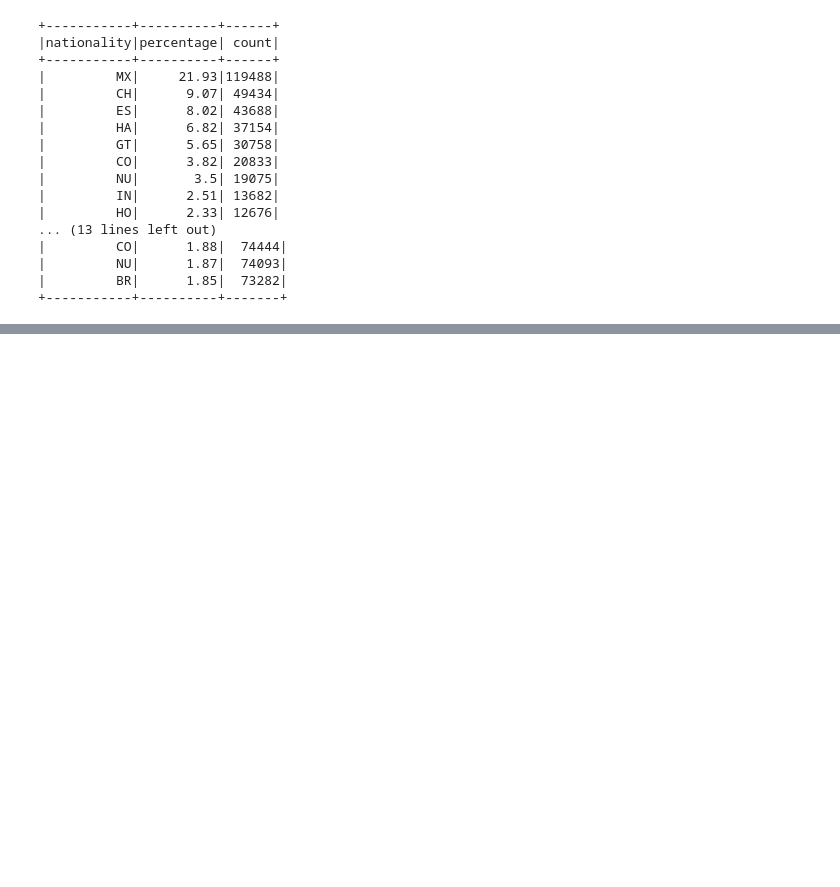
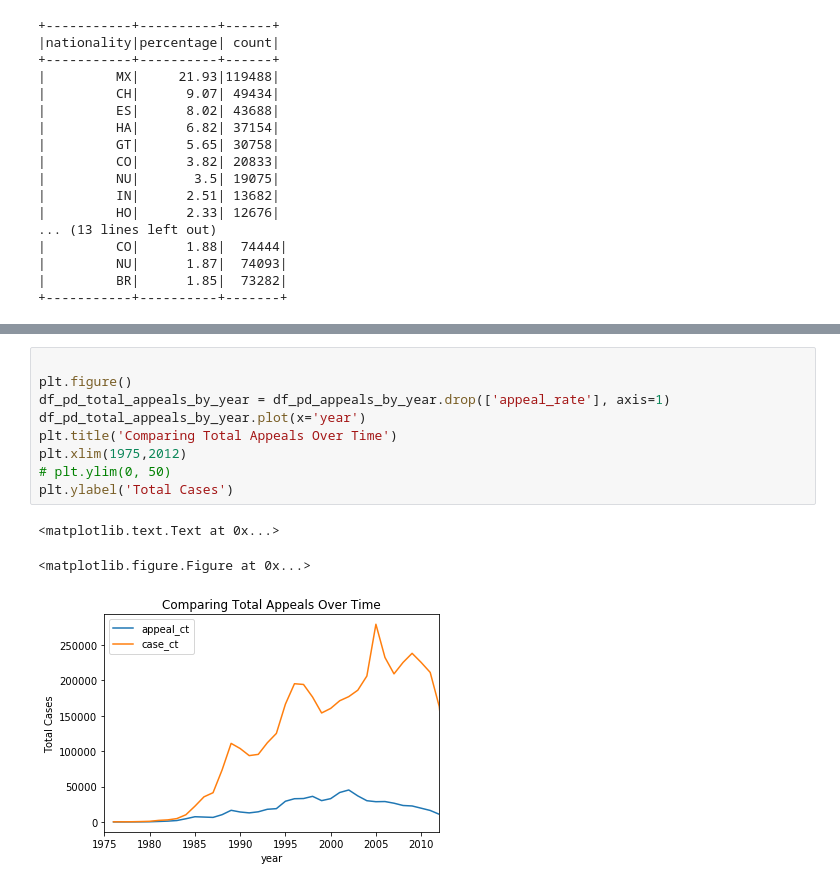
Before and after one commit to colinandrus/ml_course_project, a Jupyter notebook: notebooks/Appeal_population_analysis.ipynb, the cells around one changed output, grey strips where cells are left out. Cells and saved outputs as stored; diff of their text form; blank space fills up the shorter version.

```diff
--- a/notebooks/Appeal_population_analysis.ipynb
+++ b/notebooks/Appeal_population_analysis.ipynb
@@ -261,3 +278,16 @@ df_pd_appeals_by_year.head()
+# %%
+
+plt.figure()
+df_pd_total_appeals_by_year = df_pd_appeals_by_year.drop(['appeal_rate'], axis=1)
+df_pd_total_appeals_by_year.plot(x='year')
+plt.title('Comparing Total Appeals Over Time')
+plt.xlim(1975,2012)
+# plt.ylim(0, 50)
+plt.ylabel('Total Cases')
+# %% [output]
+<matplotlib.text.Text at 0x...>
+<matplotlib.figure.Figure at 0x...>
+[figure, added]
 # %%
 
 plt.figure()
```
Also changed, not shown: parts of 8 cells of this notebook.
